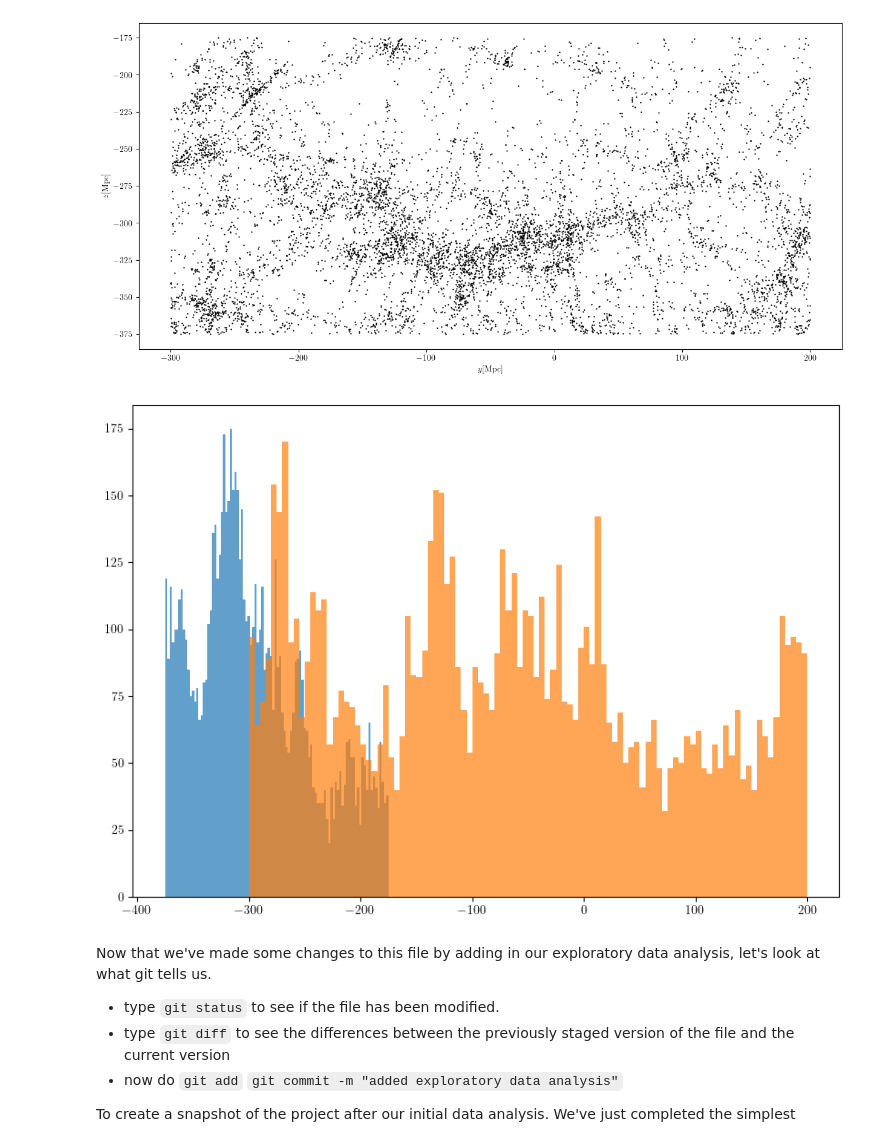
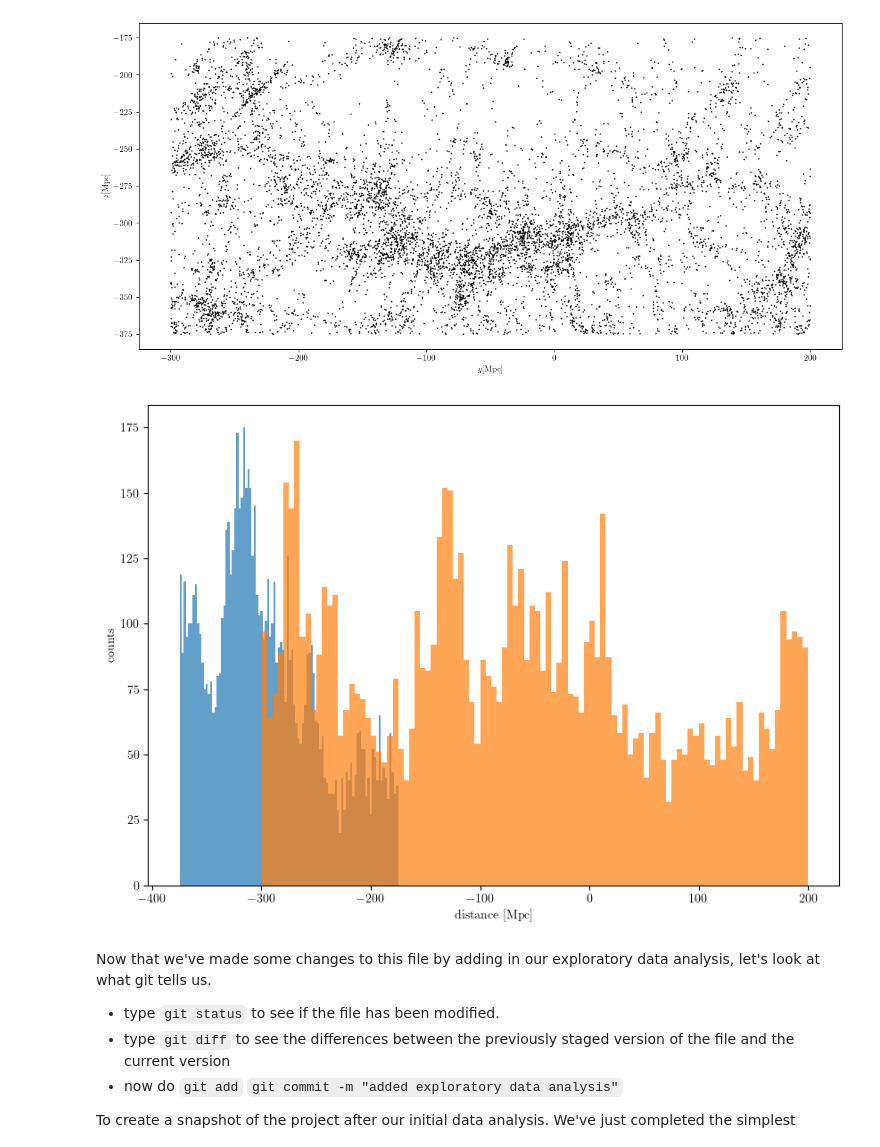
Before and after one commit to EigenDev/Session-21, a Jupyter notebook: Day1/DSFP_intro_2_git.ipynb, the cells around one changed output. Drawn from its saved outputs; the diff is of its cells as text; code cells hidden in the pictures.

```diff
--- a/Day1/DSFP_intro_2_git.ipynb
+++ b/Day1/DSFP_intro_2_git.ipynb
@@ -63,11 +63,11 @@ plt.show()
 # %%
 fig, ax = plt.subplots(figsize=(10,7))
 ax.hist(X[:,0], alpha=0.7, bins=100)
 ax.hist(X[:,1], alpha = 0.7, bins=100)
-ax.set(xlabel=, ylabel='counts')
+ax.set(xlabel='distance [Mpc]', ylabel='counts')
 plt.show()
 # %% [output]
-[figure, old version]
+[figure, new version]
 # %% [markdown]
 Now that we've made some changes to this file by adding in our exploratory data analysis, let's look at what git tells us.
 
```
